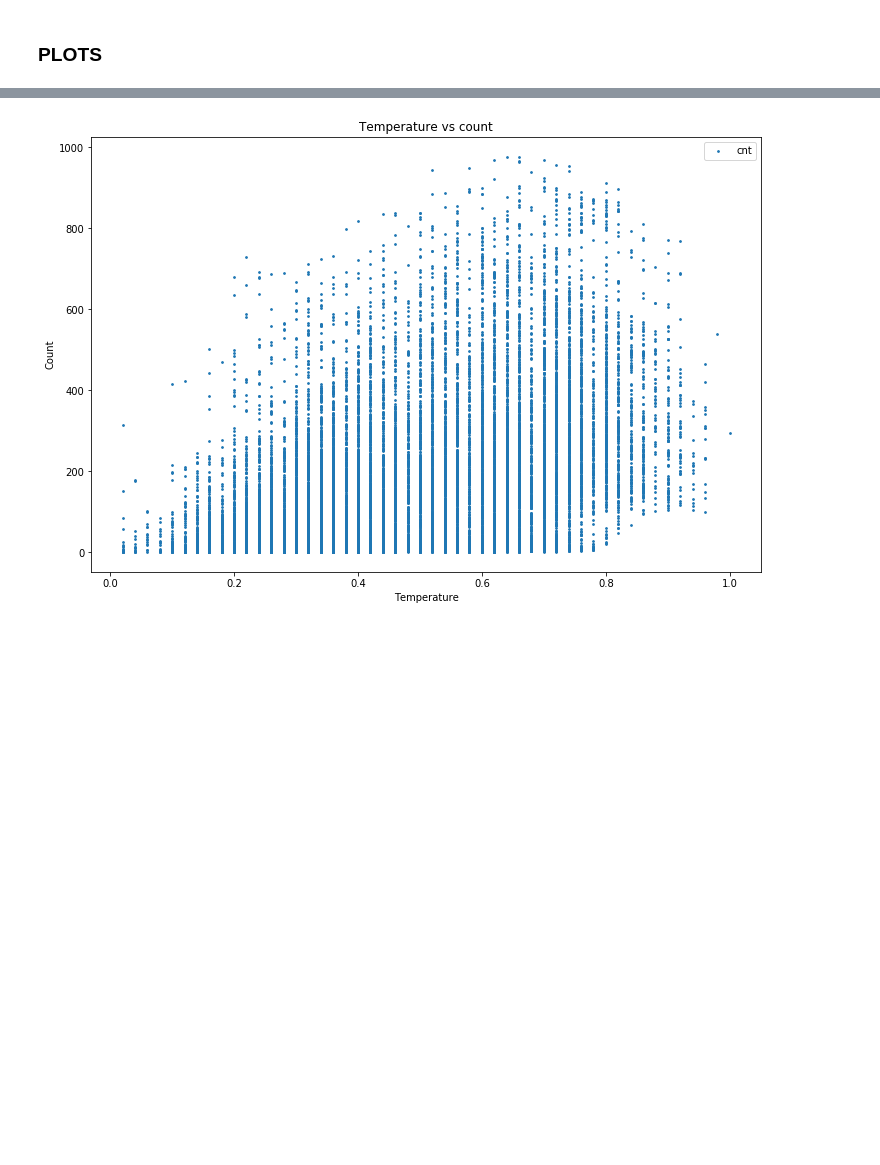
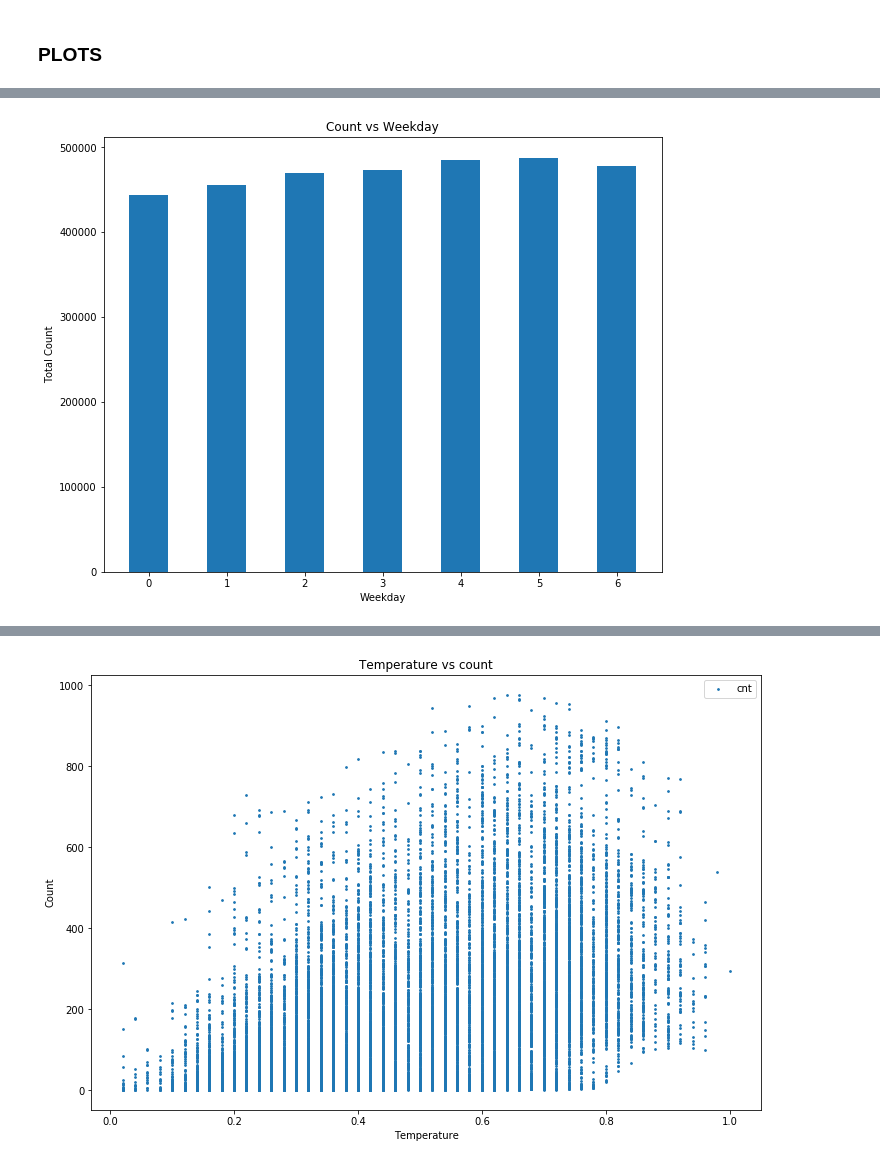
Before and after one commit to ashutoshtiwari128/Riddikulus, a Jupyter notebook: Question4.ipynb, the cells around one changed output, grey strips where cells are left out. Drawn from its saved outputs; the diff is of its cells as text; code cells hidden in the pictures; blank space fills up the shorter version.

```diff
--- a/Question4.ipynb
+++ b/Question4.ipynb
@@ -50,0 +83,19 @@ plt.show()
+# %%
+xs = pd.unique(df['weekday'])
+ys = []
+for i in range(len(xs)):
+    v = df.loc[df['weekday'] == xs[i], 'cnt'].sum()
+    ys.append(v)
+
+#labels = ['1','2','3','4']
+fig, ax = plt.subplots(figsize = (10,8))
+ax.bar(xs, ys, width = 0.5)
+ax.set_xticks(xs)
+ax.set_xticklabels(xs)
+ax.set_title("Count vs Weekday")
+ax.set_xlabel("Weekday")
+ax.set_ylabel("Total Count")
+
+plt.show()
+# %% [output]
+[figure, added]
```
Also changed, not shown: parts of 7 cells of this notebook.
